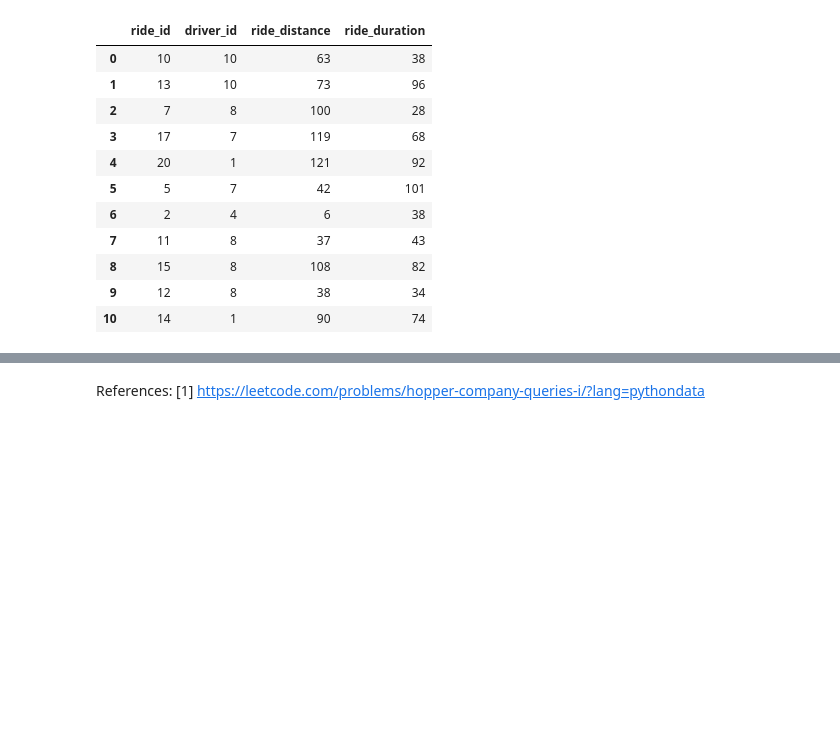
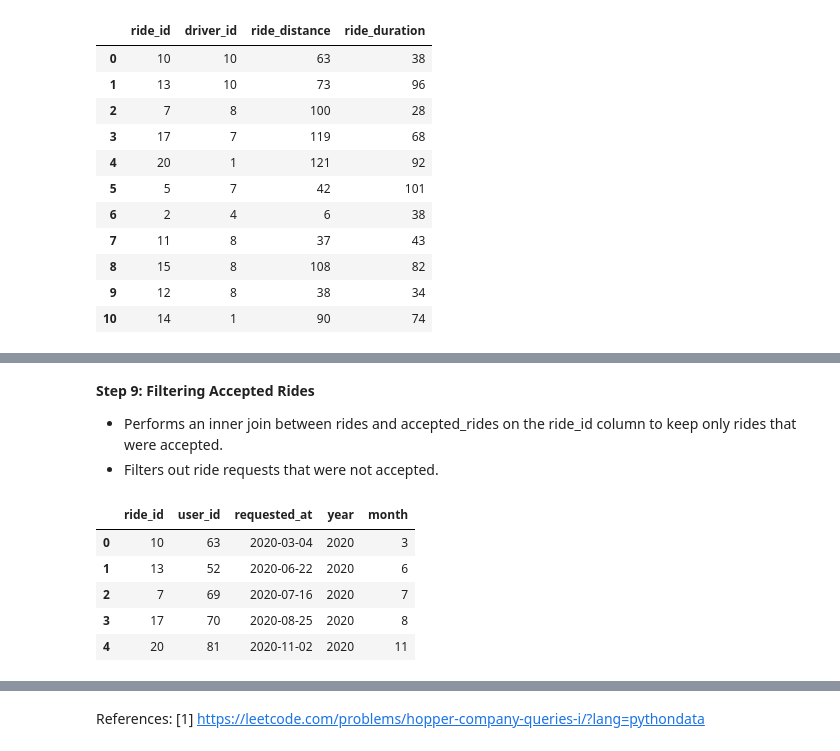
Before and after one commit to SKawsar/Pandas-Hard-Data-Preprocessing, a Jupyter notebook: Hopper Company Queries I.ipynb, the cells around one changed output, grey strips where cells are left out. Cells and saved outputs as stored; diff of their text form; code cells hidden in the pictures; blank space fills up the shorter version.

```diff
--- a/Hopper Company Queries I.ipynb
+++ b/Hopper Company Queries I.ipynb
@@ -134,0 +352,14 @@ month_df
+# %% [markdown]
+**Step 9: Filtering Accepted Rides**
+- Performs an inner join between rides and accepted_rides on the ride_id column to keep only rides that were accepted.
+- Filters out ride requests that were not accepted.
+# %%
+rides = rides.merge(accepted_rides[["ride_id"]], how="inner")
+display(rides.head())
+# %% [output]
+|  | ride_id | user_id | requested_at | year | month |
+| 0 | 10 | 63 | 2020-03-04 | 2020 | 3 |
+| 1 | 13 | 52 | 2020-06-22 | 2020 | 6 |
+| 2 | 7 | 69 | 2020-07-16 | 2020 | 7 |
+| 3 | 17 | 70 | 2020-08-25 | 2020 | 8 |
+| 4 | 20 | 81 | 2020-11-02 | 2020 | 11 |
```
Also changed, not shown: parts of 21 cells of this notebook.
